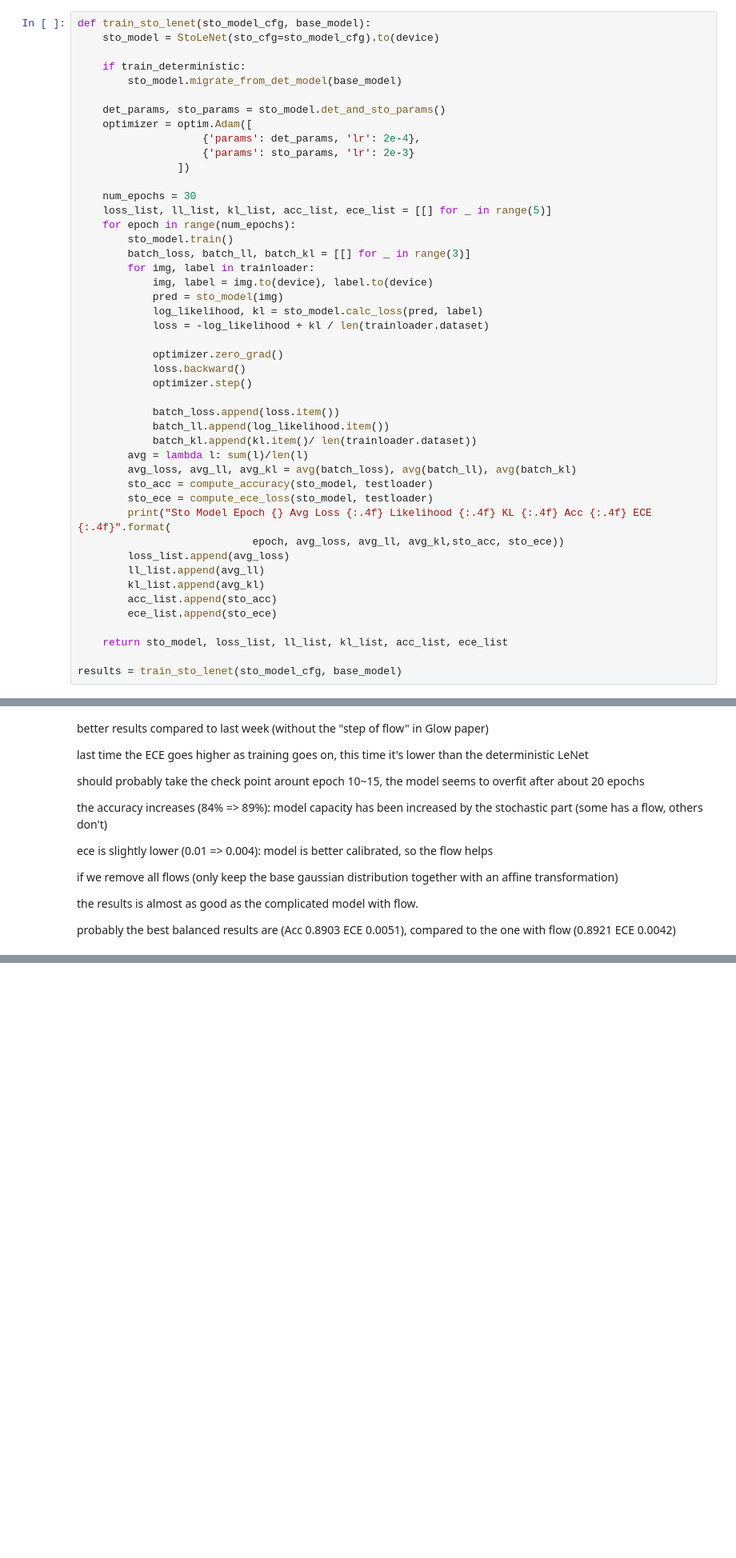
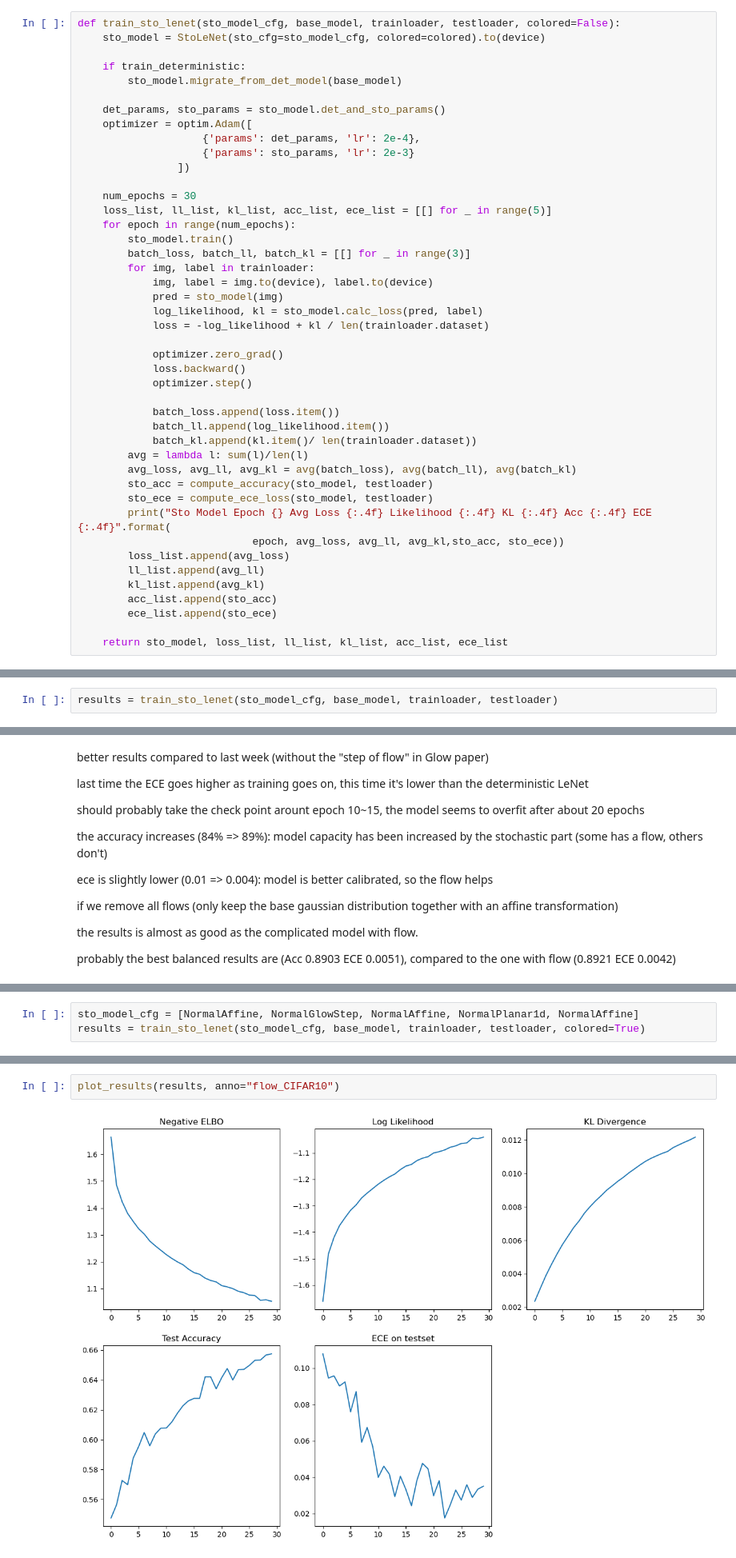
Before and after one commit to Weijiang-Xiong/iBNN_NF, a Jupyter notebook: codes/mnist_lenet.ipynb, the cells around one changed output, grey strips where cells are left out. Shown at 80% size. Drawn from its saved outputs; the diff is of its cells as text; blank space fills up the shorter version.

```diff
--- a/codes/mnist_lenet.ipynb
+++ b/codes/mnist_lenet.ipynb
@@ -125,8 +126,8 @@ NormalPlanar1d = ("normal", NormalParams(0.5), Planar1d(2))
 # flow config for all layers in the model
 sto_model_cfg = [NormalAffine, NormalGlowStep, NormalAffine, NormalPlanar1d, NormalAffine]
 # %%
-def train_sto_lenet(sto_model_cfg, base_model):
-    sto_model = StoLeNet(sto_cfg=sto_model_cfg).to(device)
+def train_sto_lenet(sto_model_cfg, base_model, trainloader, testloader, colored=False):
+    sto_model = StoLeNet(sto_cfg=sto_model_cfg, colored=colored).to(device)
 
     if train_deterministic:
         sto_model.migrate_from_det_model(base_model)
@@ -168,5 +169,3 @@ def train_sto_lenet(sto_model_cfg, base_model):
         ece_list.append(sto_ece)
 
     return sto_model, loss_list, ll_list, kl_list, acc_list, ece_list
-
-results = train_sto_lenet(sto_model_cfg, base_model)
@@ -190,0 +172,2 @@ Sto Model Epoch 29 Avg Loss 0.1846 Likelihood -0.1728 KL 0.0118 Acc 0.8947 ECE 0
+# %%
+results = train_sto_lenet(sto_model_cfg, base_model, trainloader, testloader)
@@ -257,0 +350,3 @@ plot_results(results, anno="no_flow")
+# %%
+sto_model_cfg = [NormalAffine, NormalGlowStep, NormalAffine, NormalPlanar1d, NormalAffine]
+results = train_sto_lenet(sto_model_cfg, base_model, trainloader, testloader, colored=True)
@@ -257,0 +371,4 @@ plot_results(results, anno="no_flow")
+# %%
+plot_results(results, anno="flow_CIFAR10")
+# %% [output]
+[figure, added]
```
Also changed, not shown: parts of 17 cells of this notebook, 8 other files.
